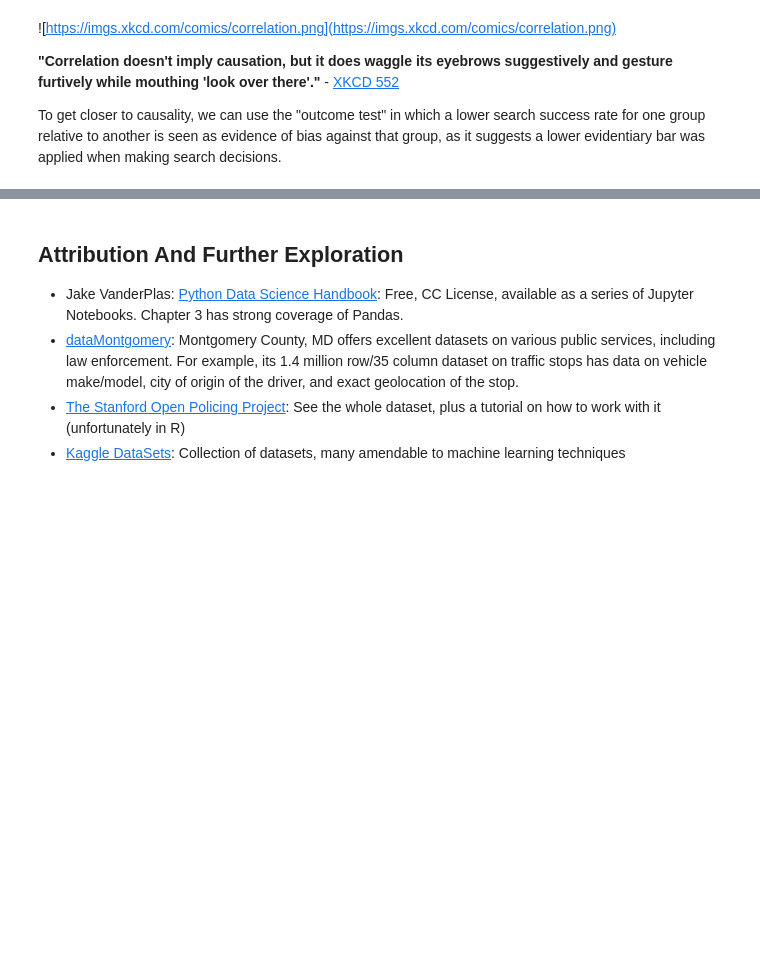
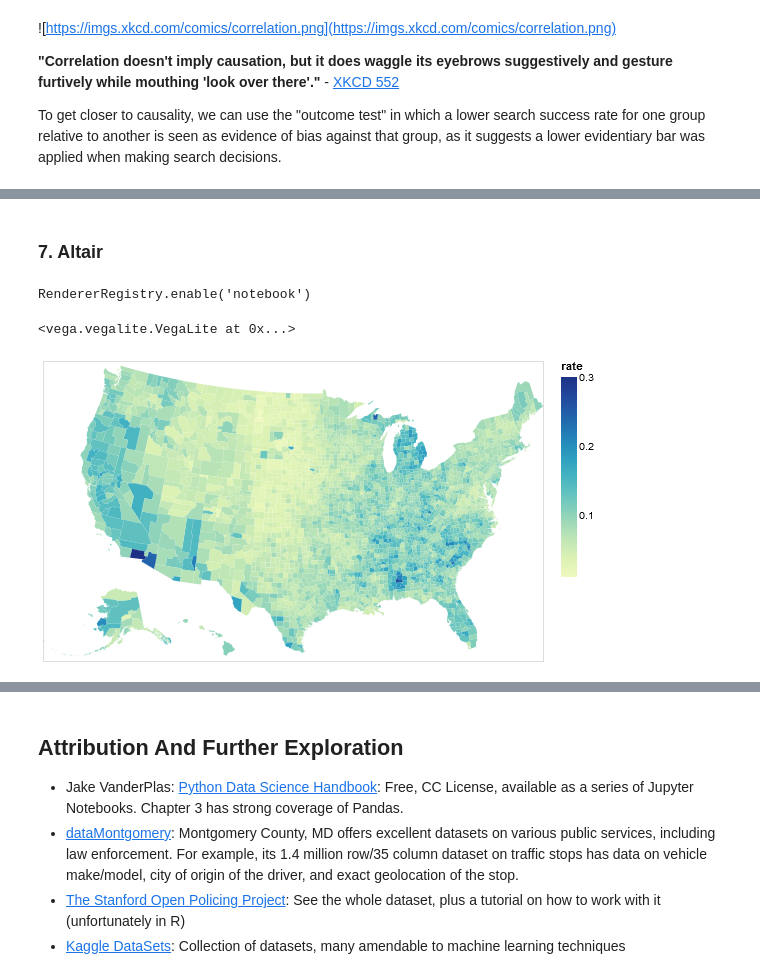
Before and after one commit to ilyagerner/pandas, a Jupyter notebook: Introduction to Exploratory Data Analysis in Python.ipynb, the cells around one changed output, grey strips where cells are left out. Drawn from its saved outputs; the diff is of its cells as text; code cells hidden in the pictures; blank space fills up the shorter version.

```diff
--- a/Introduction to Exploratory Data Analysis in Python.ipynb
+++ b/Introduction to Exploratory Data Analysis in Python.ipynb
@@ -268,0 +599,27 @@ mcpd[mcpd.search_conducted == True].groupby('subject_race').outcome.value_counts
+# %% [markdown]
+### 7. Altair
+# %%
+import altair as alt
+alt.renderers.enable('notebook')
+# %% [output]
+RendererRegistry.enable('notebook')
+# %%
+from vega_datasets import data
+
+counties = alt.topo_feature(data.us_10m.url, 'counties')
+source = data.unemployment.url
+
+alt.Chart(counties).mark_geoshape().encode(
+    color='rate:Q'
+).transform_lookup(
+    lookup='id',
+    from_=alt.LookupData(source, 'id', ['rate'])
+).project(
+    type='albersUsa'
+).properties(
+    width=500,
+    height=300
+)
+# %% [output]
+<vega.vegalite.VegaLite at 0x...>
+[figure, added]
```
Also changed, not shown: parts of 42 cells of this notebook.
